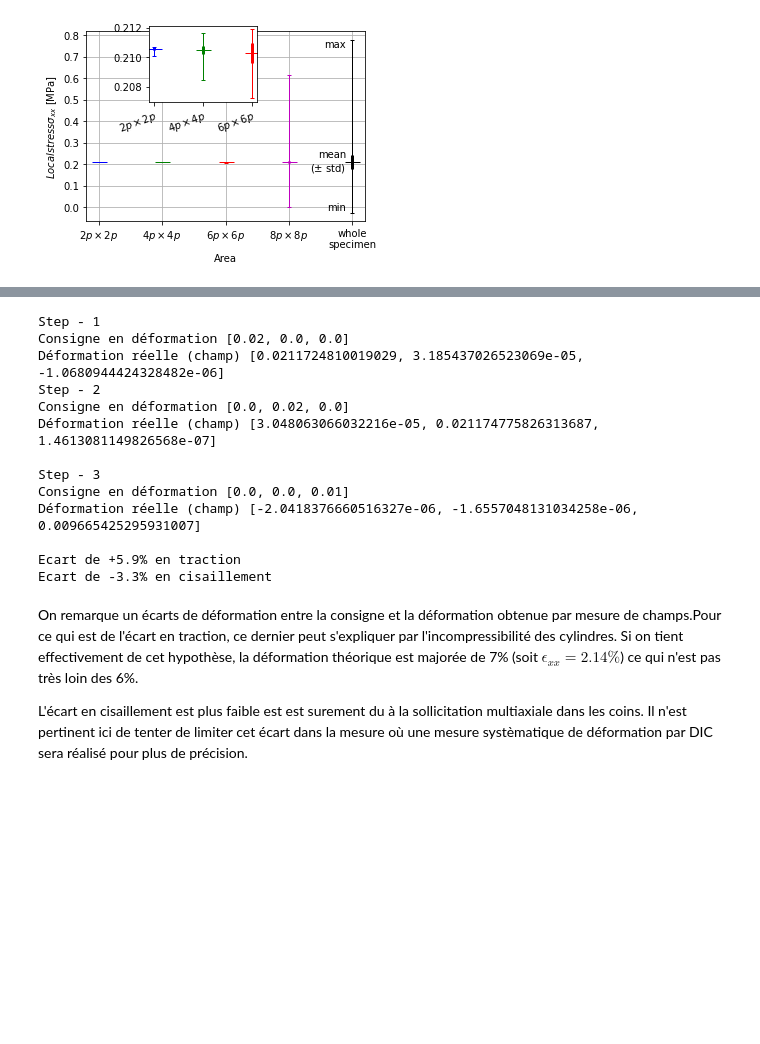
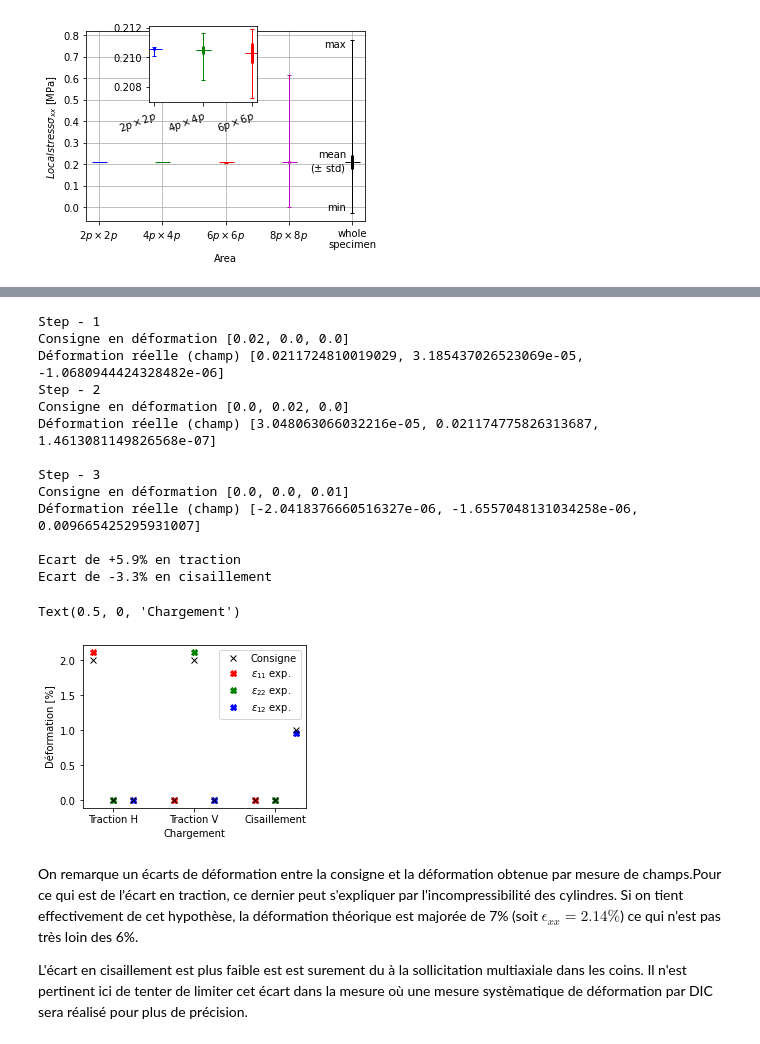
Before and after one commit to h06e/abakubc, a Jupyter notebook: utilities/monolithic_study.ipynb, the cells around one changed output, grey strips where cells are left out. Saved outputs shown, nothing was run; the diff lists cells and outputs as text; code cells hidden in the pictures; blank space fills up the shorter version.

```diff
--- a/utilities/monolithic_study.ipynb
+++ b/utilities/monolithic_study.ipynb
@@ -198,30 +199,58 @@ On remarque que la plage min max augmente avec la taille de la zonne mais la moy
 # %%
 print(f'Step - 1')
 print(f'Consigne en déformation {test.strain_th[0]}')
 print(f'Déformation réelle (champ) {test.strain_field[0]}')
 print(f'Step - 2')
 print(f'Consigne en déformation {test.strain_th[1]}')
 print(f'Déformation réelle (champ) {test.strain_field[1]}\n')
 print(f'Step - 3')
 print(f'Consigne en déformation {test.strain_th[2]}')
 print(f'Déformation réelle (champ) {test.strain_field[2]}\n')
 
 print(f'Ecart de {100*(test.strain_field[0][0]-test.strain_th[0][0])/test.strain_th[0][0]:+.1f}% en traction')
 print(f'Ecart de {100*(test.strain_field[2][2]-test.strain_th[2][2])/test.strain_th[2][2]:+.1f}% en cisaillement')
+
+
+strain_th=np.array(test.strain_th)
+strain_field=np.array(test.strain_field)
+plt.figure(figsize=(4,3))
+plt.plot([],[],'kx', label='Consigne')
+plt.plot([],[],'rX', label=r'$\epsilon_{11}$ exp.')
+plt.plot([],[],'gX', label=r'$\epsilon_{22}$ exp.')
+plt.plot([],[],'bX', label=r'$\epsilon_{12}$ exp.')
+plt.legend()
+
+plt.plot([0,4,8],100*strain_field[:,0],'rX')
+plt.plot([1,5,9],100*strain_field[:,1],'gX')
+plt.plot([2,6,10],100*strain_field[:,2],'bX')
+
+plt.plot([0,4,8],100*strain_th[:,0],'kx')
+plt.plot([1,5,9],100*strain_th[:,1],'kx')
+plt.plot([2,6,10],100*strain_th[:,2],'kx')
+
+
+
+plt.xticks([1,5,9],['Traction H', 'Traction V', 'Cisaillement'])
+plt.ylabel('Déformation [%]')
+plt.xlabel('Chargement')
+
+plt.savefig('images/ecart_def_mono.pdf')
 # %% [output]
 Step - 1
 Consigne en déformation [0.02, 0.0, 0.0]
 Déformation réelle (champ) [0.0211724810019029, 3.185437026523069e-05, -1.0680944424328482e-06]
 Step - 2
 Consigne en déformation [0.0, 0.02, 0.0]
 Déformation réelle (champ) [3.048063066032216e-05, 0.021174775826313687, 1.4613081149826568e-07]
 
 Step - 3
 Consigne en déformation [0.0, 0.0, 0.01]
 Déformation réelle (champ) [-2.0418376660516327e-06, -1.6557048131034258e-06, 0.009665425295931007]
 
 Ecart de +5.9% en traction
 Ecart de -3.3% en cisaillement
+Text(0.5, 0, 'Chargement')
+[figure, added]
 # %% [markdown]
 On remarque un écarts de déformation entre la consigne et la déformation obtenue par mesure de champs.Pour ce qui est de l'écart en traction, ce dernier peut s'expliquer par l'incompressibilité des cylindres. Si on tient effectivement de cet hypothèse, la déformation théorique est majorée de 7% (soit $\epsilon_{xx}=2.14\%$) ce qui n'est pas très loin des 6%.
 
```
Also changed, not shown: parts of 3 cells of this notebook, 21 other files.
